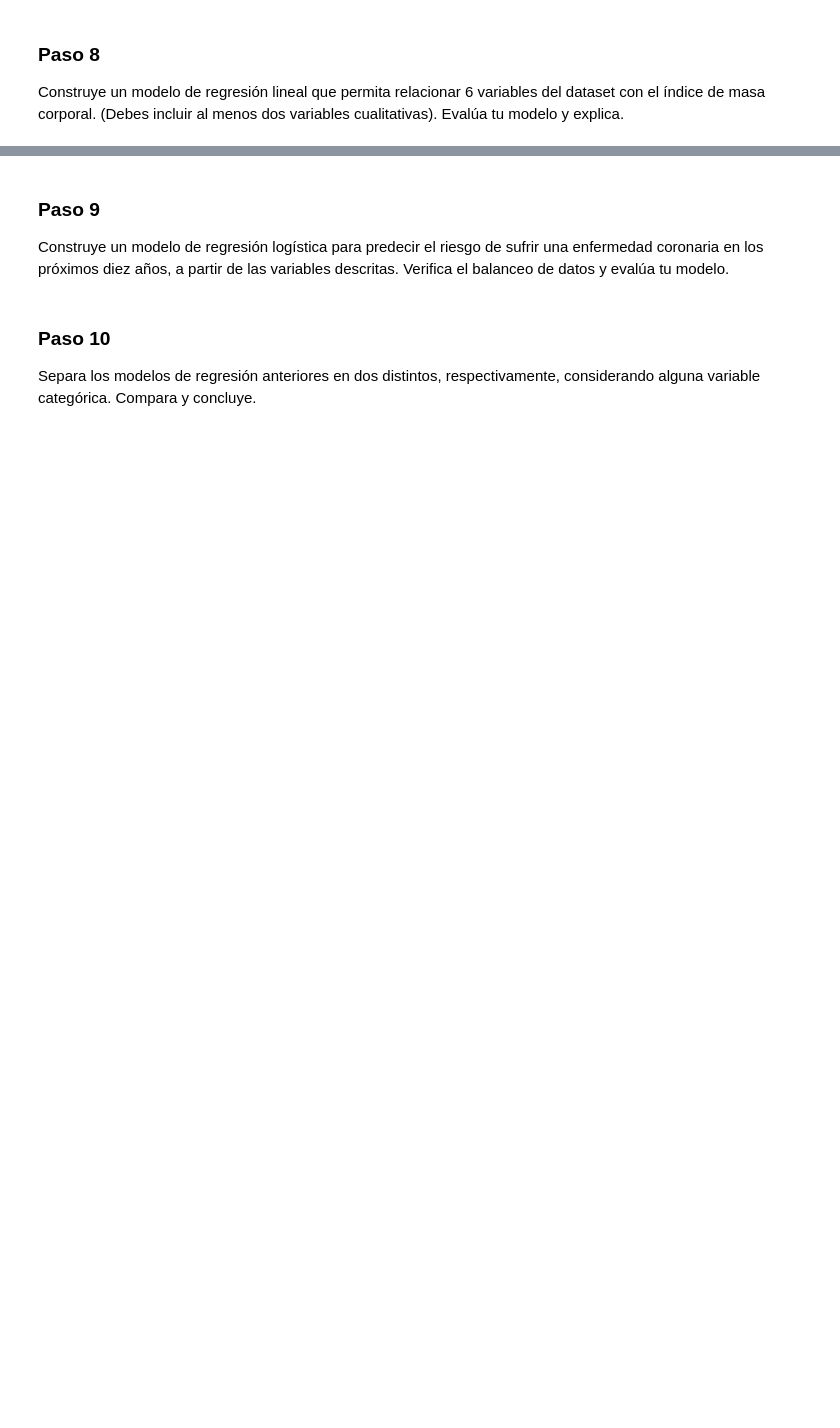
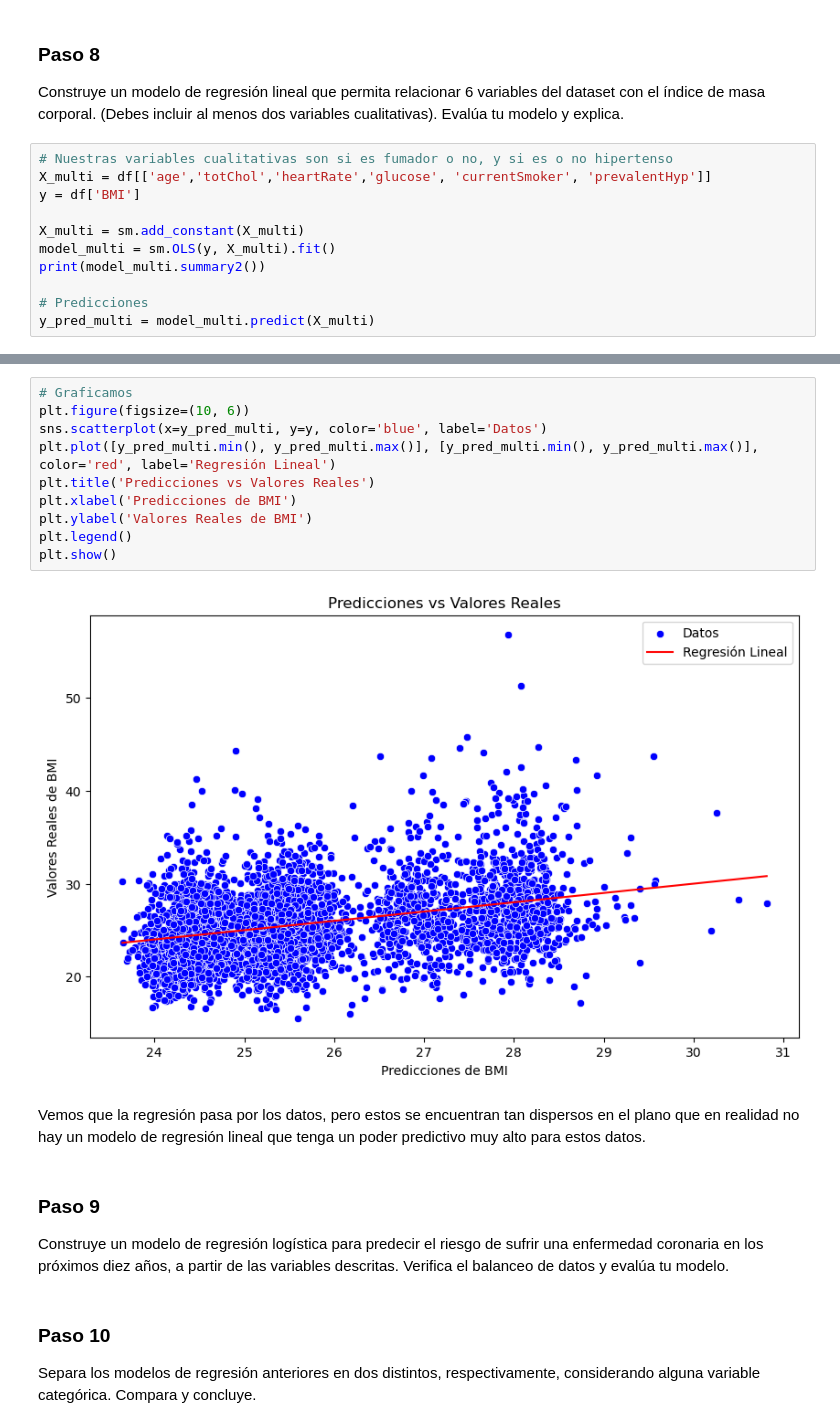
Before and after one commit to Drusill/desafioLatam, a Jupyter notebook: modulo3/prueba/prueba.ipynb, the cells around one changed output, grey strips where cells are left out. Drawn from its saved outputs; the diff is of its cells as text; blank space fills up the shorter version.

```diff
--- a/modulo3/prueba/prueba.ipynb
+++ b/modulo3/prueba/prueba.ipynb
@@ -30,3 +426,14 @@ Ser hombre, ¿influye en el promedio de cigarrillos consumidos por dia, dentro d
 # %% [markdown]
 ### Paso 8
 Construye un modelo de regresión lineal que permita relacionar 6 variables del dataset con el índice de masa corporal. (Debes incluir al menos dos variables cualitativas). Evalúa tu modelo y explica.
+# %%
+# Nuestras variables cualitativas son si es fumador o no, y si es o no hipertenso
+X_multi = df[['age','totChol','heartRate','glucose', 'currentSmoker', 'prevalentHyp']]
+y = df['BMI']
+
+X_multi = sm.add_constant(X_multi)
+model_multi = sm.OLS(y, X_multi).fit()
+print(model_multi.summary2())
+
+# Predicciones
+y_pred_multi = model_multi.predict(X_multi)
@@ -33,3 +465,17 @@ Construye un modelo de regresión lineal que permita relacionar 6 variables del
+# %%
+# Graficamos
+plt.figure(figsize=(10, 6))
+sns.scatterplot(x=y_pred_multi, y=y, color='blue', label='Datos')
+plt.plot([y_pred_multi.min(), y_pred_multi.max()], [y_pred_multi.min(), y_pred_multi.max()], color='red', label='Regresión Lineal')
+plt.title('Predicciones vs Valores Reales')
+plt.xlabel('Predicciones de BMI')
+plt.ylabel('Valores Reales de BMI')
+plt.legend()
+plt.show()
+# %% [output]
+[figure, added]
+# %% [markdown]
+Vemos que la regresión pasa por los datos, pero estos se encuentran tan dispersos en el plano que en realidad no hay un modelo de regresión lineal que tenga un poder predictivo muy alto para estos datos.
 # %% [markdown]
 ### Paso 9
 Construye un modelo de regresión logística para predecir el riesgo de sufrir una enfermedad coronaria en los próximos diez años, a partir de las variables descritas. Verifica el balanceo de datos y evalúa tu modelo.
```
Also changed, not shown: parts of 36 cells of this notebook, 26 other files.
